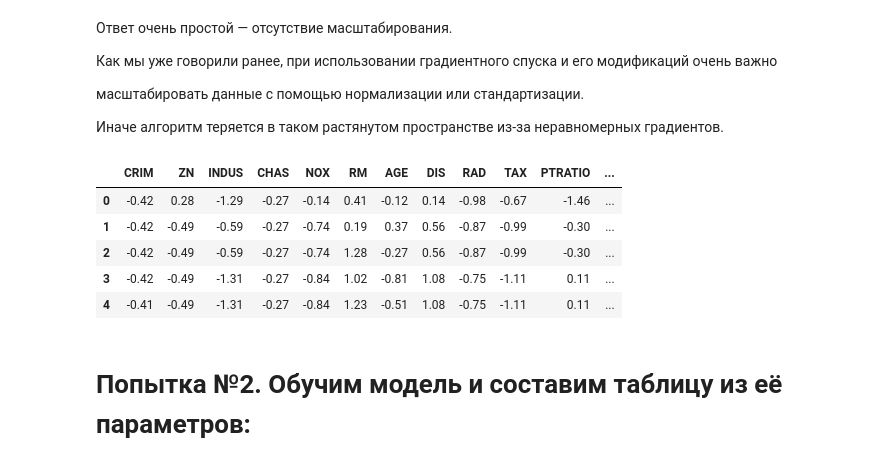
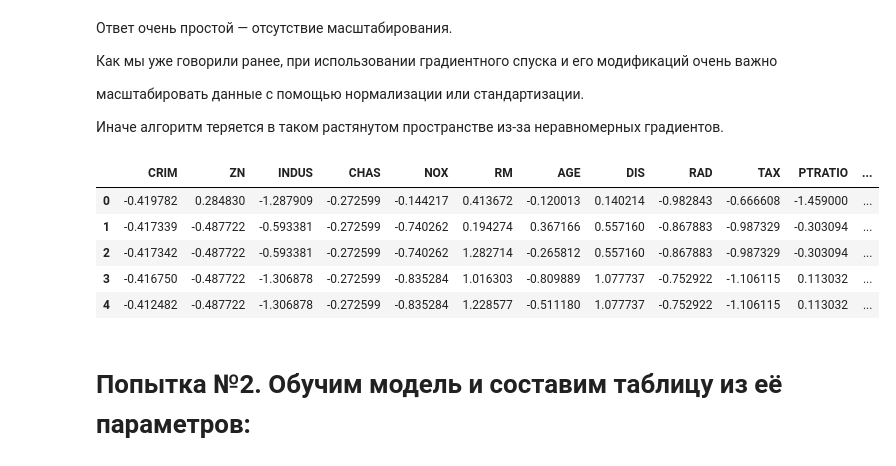
Before and after one commit to Chepell/SF_DS_Pro, a Jupyter notebook: ML-2/02_line_reg_gradient_descent.ipynb, the cells around one changed output. Drawn from its saved outputs; the diff is of its cells as text; code cells hidden in the pictures.

```diff
--- a/ML-2/02_line_reg_gradient_descent.ipynb
+++ b/ML-2/02_line_reg_gradient_descent.ipynb
@@ -51,0 +17,5 @@ boston_data.head()
+# %%
+column_names = ['CRIM', 'ZN', 'INDUS', 'CHAS', 'NOX', 'RM', 'AGE', 'DIS', 'RAD', 'TAX', 'PTRATIO', 'B', 'LSTAT', 'MEDV']
+features = column_names[:-1]
+boston_data = pd.read_csv('data/housing.csv', header=None, delimiter=r"\s+", names=column_names)
+boston_data.head()
@@ -175,24 +149,22 @@ R отрицательный. Да ещё какой! Напомним, отри
 
 Иначе алгоритм теряется в таком растянутом пространстве из-за неравномерных градиентов.
 # %%
-from sklearn import preprocessing
-
 # Инициализируем стандартизатор StandardScaler
 scaler = preprocessing.StandardScaler()
 
 # Производим стандартизацию
 X_scaled = scaler.fit_transform(X)
 
 # Составляем DataFrame из результата
-X_scaled = pd.DataFrame(X_scaled, columns=features)
+# X_scaled = pd.DataFrame(X_scaled, columns=features) # в последних версиях sklearn можно настроить вывод в виде pandas
 X_scaled.head()
 # %% [output]
 |  | CRIM | ZN | INDUS | CHAS | NOX | RM | AGE | DIS | RAD | TAX | PTRATIO | ... |
-| 0 | -0.42 | 0.28 | -1.29 | -0.27 | -0.14 | 0.41 | -0.12 | 0.14 | -0.98 | -0.67 | -1.46 | ... |
-| 1 | -0.42 | -0.49 | -0.59 | -0.27 | -0.74 | 0.19 | 0.37 | 0.56 | -0.87 | -0.99 | -0.30 | ... |
-| 2 | -0.42 | -0.49 | -0.59 | -0.27 | -0.74 | 1.28 | -0.27 | 0.56 | -0.87 | -0.99 | -0.30 | ... |
-| 3 | -0.42 | -0.49 | -1.31 | -0.27 | -0.84 | 1.02 | -0.81 | 1.08 | -0.75 | -1.11 | 0.11 | ... |
-| 4 | -0.41 | -0.49 | -1.31 | -0.27 | -0.84 | 1.23 | -0.51 | 1.08 | -0.75 | -1.11 | 0.11 | ... |
+| 0 | -0.419782 | 0.284830 | -1.287909 | -0.272599 | -0.144217 | 0.413672 | -0.120013 | 0.140214 | -0.982843 | -0.666608 | -1.459000 | ... |
+| 1 | -0.417339 | -0.487722 | -0.593381 | -0.272599 | -0.740262 | 0.194274 | 0.367166 | 0.557160 | -0.867883 | -0.987329 | -0.303094 | ... |
+| 2 | -0.417342 | -0.487722 | -0.593381 | -0.272599 | -0.740262 | 1.282714 | -0.265812 | 0.557160 | -0.867883 | -0.987329 | -0.303094 | ... |
+| 3 | -0.416750 | -0.487722 | -1.306878 | -0.272599 | -0.835284 | 1.016303 | -0.809889 | 1.077737 | -0.752922 | -1.106115 | 0.113032 | ... |
+| 4 | -0.412482 | -0.487722 | -1.306878 | -0.272599 | -0.835284 | 1.228577 | -0.511180 | 1.077737 | -0.752922 | -1.106115 | 0.113032 | ... |
 # %% [markdown]
 # Попытка №2. Обучим модель и составим таблицу из её параметров:
 # %%
```
Also changed, not shown: parts of 11 cells of this notebook, 4 other files.
